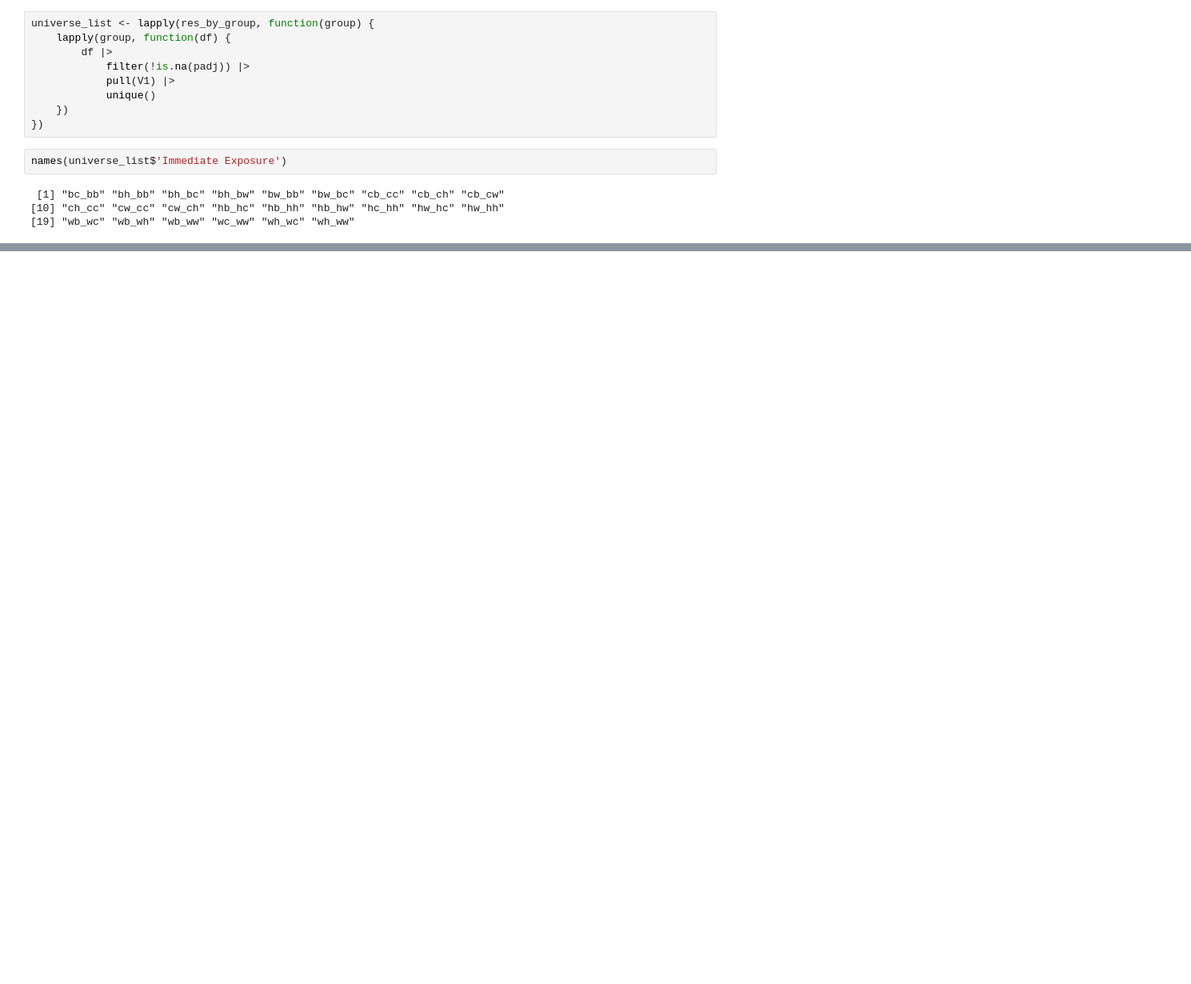
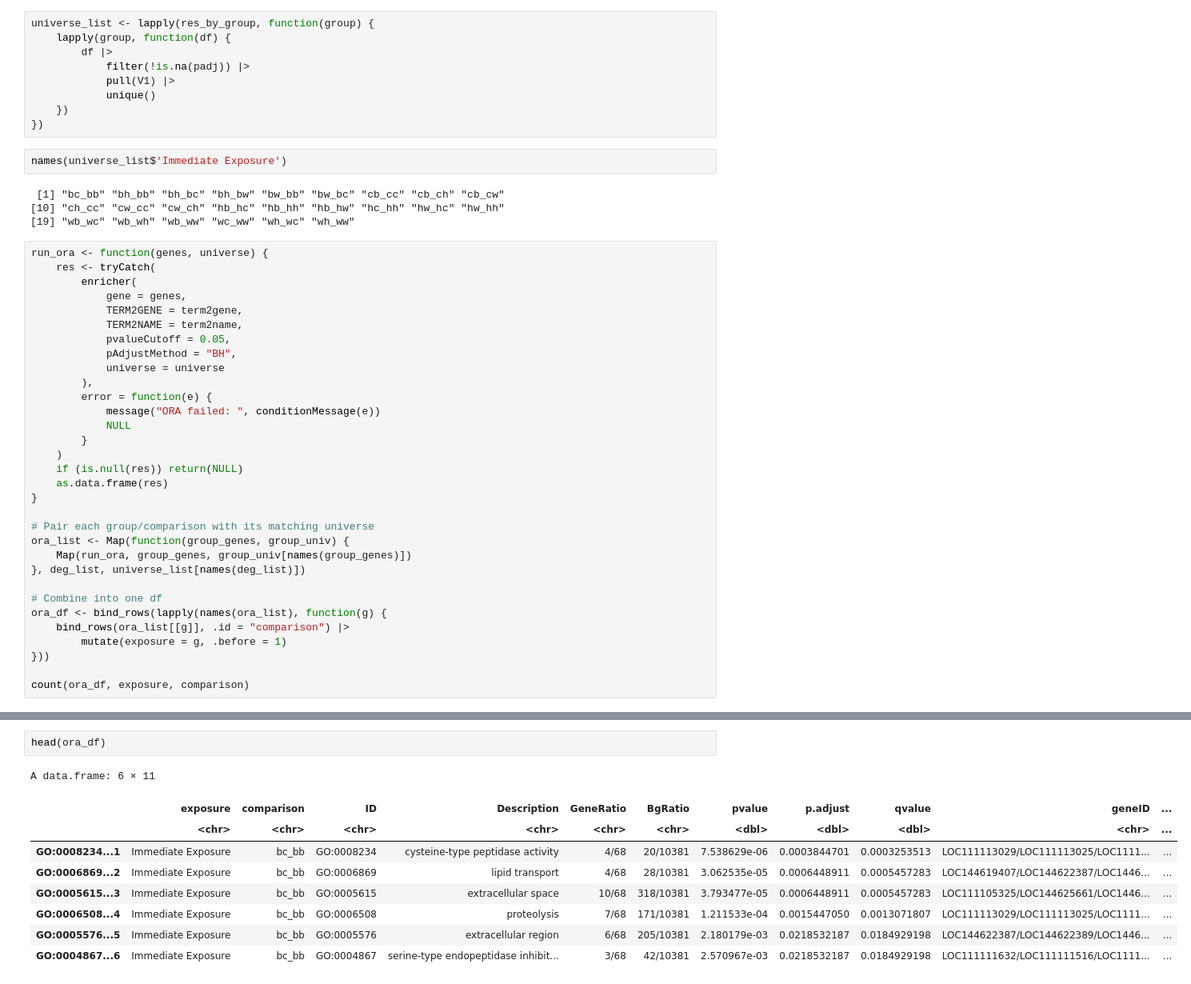
Before and after one commit to jgmcdonough/CE24_RNA-seq, a Jupyter notebook: analysis/diff_expression/phase2_v_phase2/imm.prev_GO.ipynb, the cells around one changed output, grey strips where cells are left out. Shown at 80% size. Saved outputs shown, nothing was run; the diff lists cells and outputs as text; blank space fills up the shorter version.

```diff
--- a/analysis/diff_expression/phase2_v_phase2/imm.prev_GO.ipynb
+++ b/analysis/diff_expression/phase2_v_phase2/imm.prev_GO.ipynb
@@ -359,3 +360,35 @@ names(universe_list$'Immediate Exposure')
  [1] "bc_bb" "bh_bb" "bh_bc" "bh_bw" "bw_bb" "bw_bc" "cb_cc" "cb_ch" "cb_cw"
 [10] "ch_cc" "cw_cc" "cw_ch" "hb_hc" "hb_hh" "hb_hw" "hc_hh" "hw_hc" "hw_hh"
 [19] "wb_wc" "wb_wh" "wb_ww" "wc_ww" "wh_wc" "wh_ww"
+# %%
+run_ora <- function(genes, universe) {
+    res <- tryCatch(
+        enricher(
+            gene = genes,
+            TERM2GENE = term2gene,
+            TERM2NAME = term2name,
+            pvalueCutoff = 0.05,
+            pAdjustMethod = "BH",
+            universe = universe
+        ),
+        error = function(e) {
+            message("ORA failed: ", conditionMessage(e))
+            NULL
+        }
+    )
+    if (is.null(res)) return(NULL)
+    as.data.frame(res)
+}
+
+# Pair each group/comparison with its matching universe
+ora_list <- Map(function(group_genes, group_univ) {
+    Map(run_ora, group_genes, group_univ[names(group_genes)])
+}, deg_list, universe_list[names(deg_list)])
+
+# Combine into one df
+ora_df <- bind_rows(lapply(names(ora_list), function(g) {
+    bind_rows(ora_list[[g]], .id = "comparison") |>
+        mutate(exposure = g, .before = 1)
+}))
+
+count(ora_df, exposure, comparison)
@@ -361,0 +415,12 @@ names(universe_list$'Immediate Exposure')
+# %%
+head(ora_df)
+# %% [output]
+A data.frame: 6 × 11
+|  | exposure | comparison | ID | Description | GeneRatio | BgRatio | pvalue | p.adjust | qvalue | geneID | ... |
+|  | <chr> | <chr> | <chr> | <chr> | <chr> | <chr> | <dbl> | <dbl> | <dbl> | <chr> | ... |
+| GO:0008234...1 | Immediate Exposure | bc_bb | GO:0008234 | cysteine-type peptidase activity | 4/68 | 20/10381 | 7.538629e-06 | 0.0003844701 | 0.0003253513 | LOC111113029/LOC111113025/LOC1111... | ... |
+| GO:0006869...2 | Immediate Exposure | bc_bb | GO:0006869 | lipid transport | 4/68 | 28/10381 | 3.062535e-05 | 0.0006448911 | 0.0005457283 | LOC144619407/LOC144622387/LOC1446... | ... |
+| GO:0005615...3 | Immediate Exposure | bc_bb | GO:0005615 | extracellular space | 10/68 | 318/10381 | 3.793477e-05 | 0.0006448911 | 0.0005457283 | LOC111105325/LOC144625661/LOC1446... | ... |
+| GO:0006508...4 | Immediate Exposure | bc_bb | GO:0006508 | proteolysis | 7/68 | 171/10381 | 1.211533e-04 | 0.0015447050 | 0.0013071807 | LOC111113029/LOC111113025/LOC1111... | ... |
+| GO:0005576...5 | Immediate Exposure | bc_bb | GO:0005576 | extracellular region | 6/68 | 205/10381 | 2.180179e-03 | 0.0218532187 | 0.0184929198 | LOC144622387/LOC144622389/LOC1446... | ... |
+| GO:0004867...6 | Immediate Exposure | bc_bb | GO:0004867 | serine-type endopeptidase inhibit... | 3/68 | 42/10381 | 2.570967e-03 | 0.0218532187 | 0.0184929198 | LOC111111632/LOC111111516/LOC1111... | ... |
```
Also changed, not shown: parts of 9 cells of this notebook.
